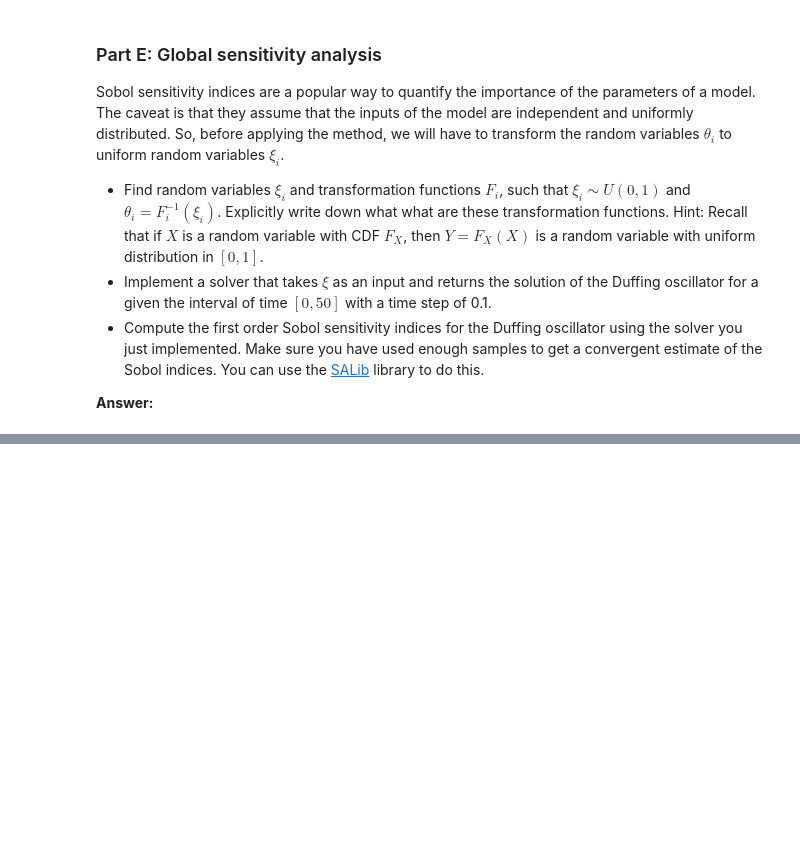
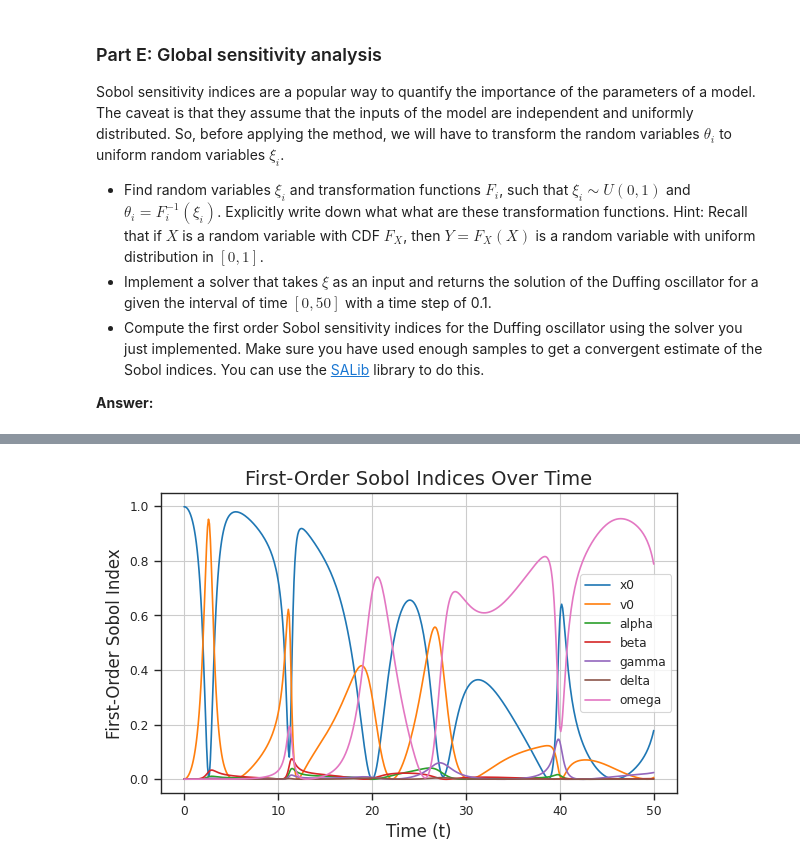
Before and after one commit to Shaunak-Mukherjee/ME697-advanced-scientific-machine-learning, a Jupyter notebook: ME697_02_homework_Shaunak_final.ipynb, the cells around one changed output, grey strips where cells are left out. Cells and saved outputs as stored; diff of their text form; code cells hidden in the pictures; blank space fills up the shorter version.

```diff
--- a/ME697_02_homework_Shaunak_final.ipynb
+++ b/ME697_02_homework_Shaunak_final.ipynb
@@ -435,0 +569,27 @@ So, before applying the method, we will have to transform the random variables $
+# %%
+# Calculate Sobol indices for each time step (0 to 50)
+sobol_indices_at_time = []
+
+t_time = np.linspace(0, 50, 501)
+
+for t in t_time:
+    idx_t = np.searchsorted(t_time, t)
+    metric_at_t = solutions[:, idx_t, 0]
+    Si_at_t = sobol.analyze(problem, metric_at_t)
+    sobol_indices_at_time.append(Si_at_t['S1'])
+
+# Plot First-Order Sobol indices
+sobol_indices_at_time = np.array(sobol_indices_at_time)
+plt.figure(figsize=(6, 4))
+for i, param in enumerate(problem['names']):
+    plt.plot(t_time, sobol_indices_at_time[:, i], label=param)
+
+plt.xlabel('Time (t)', fontsize=12)
+plt.ylabel('First-Order Sobol Index', fontsize=12)
+plt.title('First-Order Sobol Indices Over Time', fontsize=14)
+plt.legend()
+plt.grid(True)
+plt.tight_layout()
+plt.show()
+# %% [output]
+[figure, added]
```
Also changed, not shown: parts of 13 cells of this notebook.
